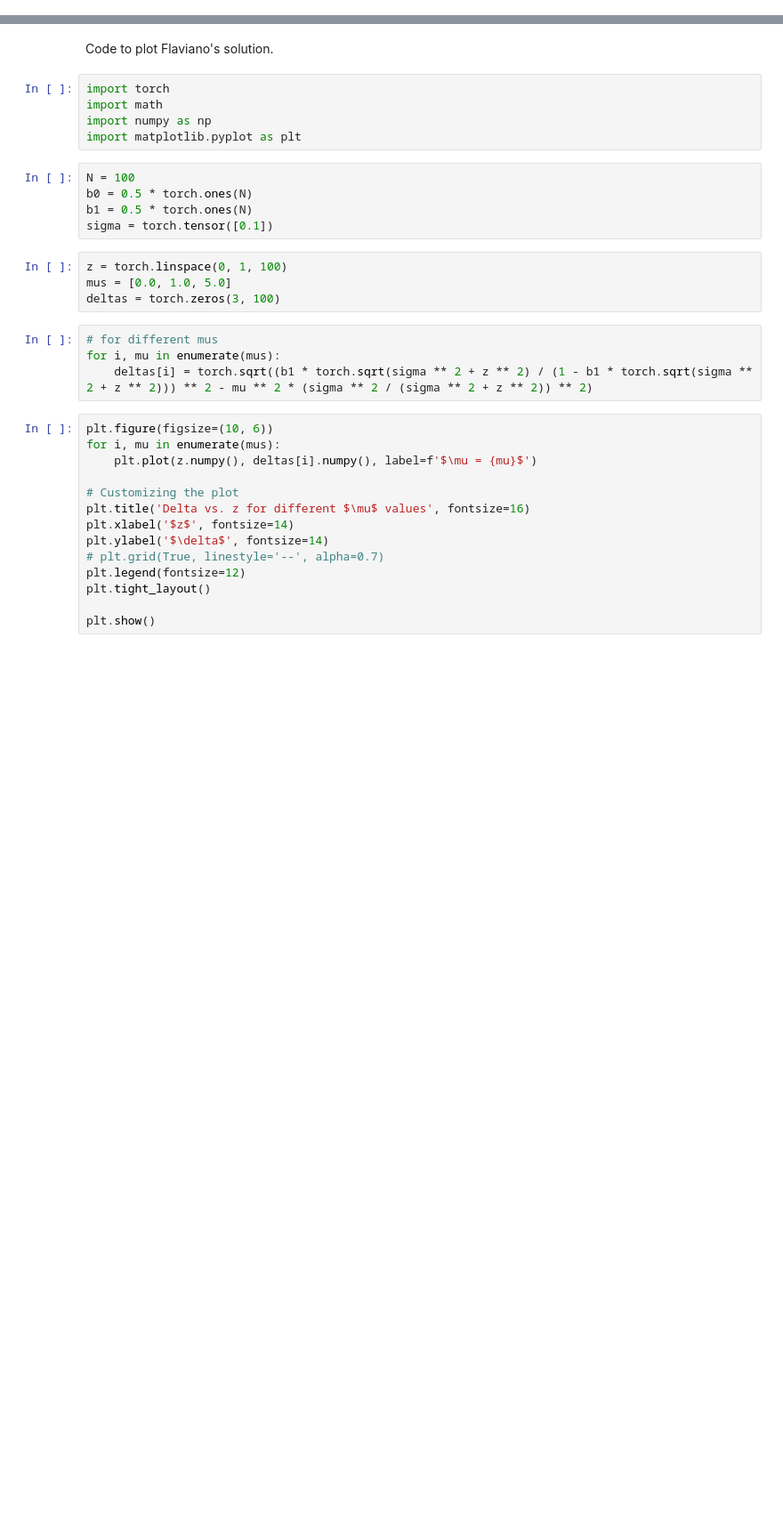
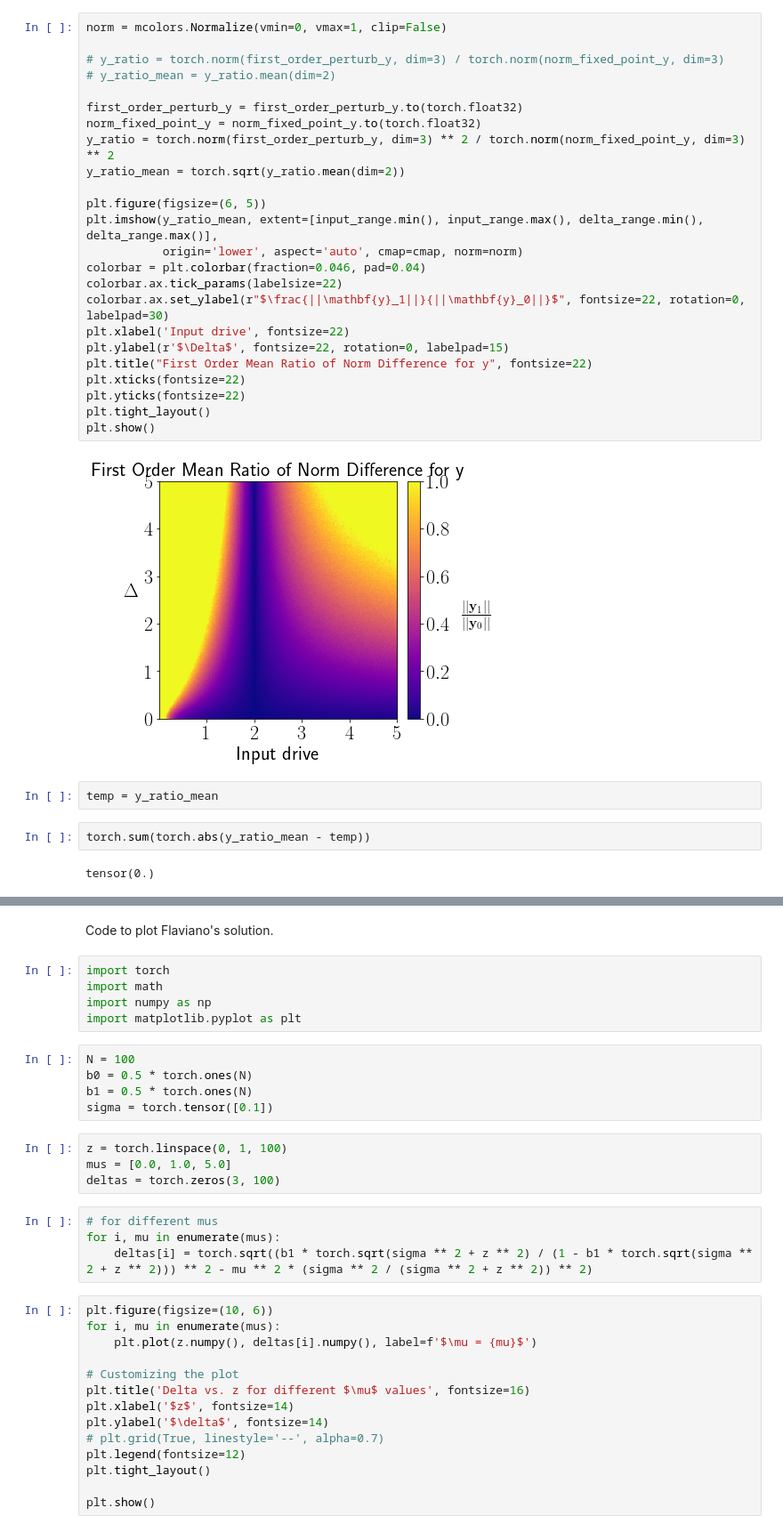
Before and after one commit to shivangrawat/perturbed_organics, a Jupyter notebook: examples/plot_stable.ipynb, the cells around one changed output, grey strips where cells are left out. Shown at 89% size. Saved outputs shown, nothing was run; the diff lists cells and outputs as text; blank space fills up the shorter version.

```diff
--- a/examples/plot_stable.ipynb
+++ b/examples/plot_stable.ipynb
@@ -100,0 +103,32 @@ plt.savefig(save_fig_path)
+# %%
+norm = mcolors.Normalize(vmin=0, vmax=1, clip=False)
+
+# y_ratio = torch.norm(first_order_perturb_y, dim=3) / torch.norm(norm_fixed_point_y, dim=3)
+# y_ratio_mean = y_ratio.mean(dim=2)
+
+first_order_perturb_y = first_order_perturb_y.to(torch.float32)
+norm_fixed_point_y = norm_fixed_point_y.to(torch.float32)
+y_ratio = torch.norm(first_order_perturb_y, dim=3) ** 2 / torch.norm(norm_fixed_point_y, dim=3) ** 2
+y_ratio_mean = torch.sqrt(y_ratio.mean(dim=2))
+
+plt.figure(figsize=(6, 5))
+plt.imshow(y_ratio_mean, extent=[input_range.min(), input_range.max(), delta_range.min(), delta_range.max()],
+           origin='lower', aspect='auto', cmap=cmap, norm=norm)
+colorbar = plt.colorbar(fraction=0.046, pad=0.04)
+colorbar.ax.tick_params(labelsize=22)
+colorbar.ax.set_ylabel(r"$\frac{||\mathbf{y}_1||}{||\mathbf{y}_0||}$", fontsize=22, rotation=0, labelpad=30)
+plt.xlabel('Input drive', fontsize=22)
+plt.ylabel(r'$\Delta$', fontsize=22, rotation=0, labelpad=15)
+plt.title("First Order Mean Ratio of Norm Difference for y", fontsize=22)
+plt.xticks(fontsize=22)
+plt.yticks(fontsize=22)
+plt.tight_layout()
+plt.show()
+# %% [output]
+[figure, added]
+# %%
+temp = y_ratio_mean
+# %%
+torch.sum(torch.abs(y_ratio_mean - temp))
+# %% [output]
+tensor(0.)
```
Also changed, not shown: parts of 12 cells of this notebook.
